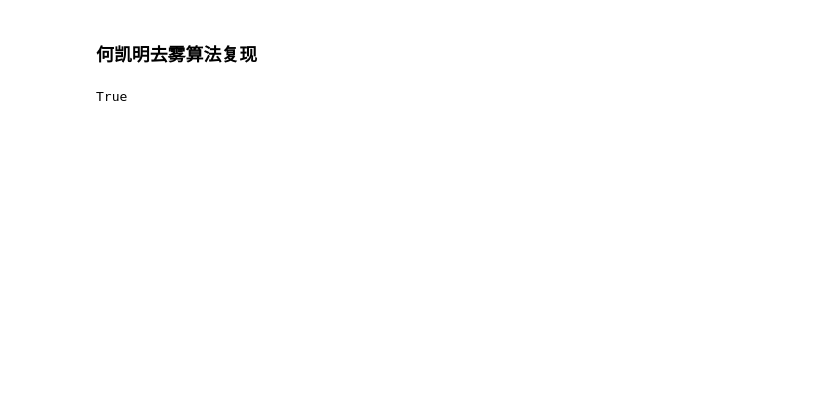
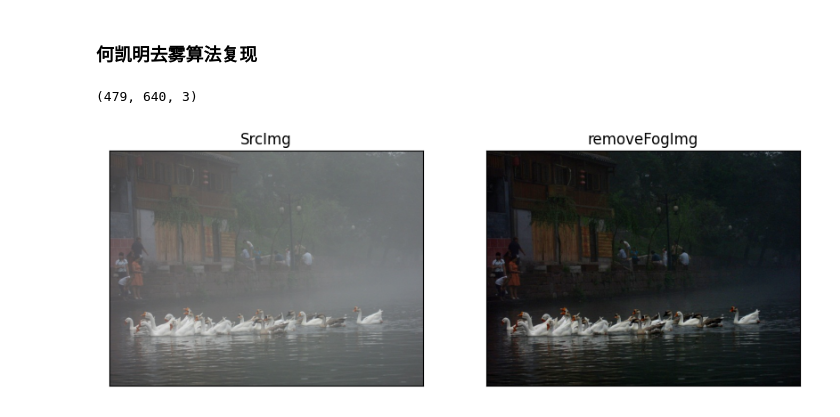
Before and after one commit to NJUSTzwh/ImageAnalysis_homeword, a Jupyter notebook: assignment_4/removeFog.ipynb, the cells around one changed output. Drawn from its saved outputs; the diff is of its cells as text; code cells hidden in the pictures; blank space fills up the shorter version.

```diff
--- a/assignment_4/removeFog.ipynb
+++ b/assignment_4/removeFog.ipynb
@@ -50,12 +50,20 @@ def deHaze(m, r=81, eps=0.001, w=0.95, maxV1=0.80, bGamma=False):
         Y = Y**(np.log(0.5)/np.log(Y.mean()))       #gamma校正,默认不进行该操作
     return Y
 # %%
-rmfogImg = deHaze(cv2.imread('1.jpg')/255.0)*255
-cv2.imwrite('1_rmfog.jpg', rmfogImg)
+srcImg = cv2.imread('1.jpg')
+srcImgShow = cv2.cvtColor(srcImg,cv2.COLOR_BGR2RGB)
+rmfogImg = deHaze(srcImg/255.0)*255
+
+rmfogImg = rmfogImg.astype(np.uint8)
+print(rmfogImg.shape)
+rmfogImgShow = cv2.cvtColor(rmfogImg,cv2.COLOR_BGR2RGB)
 #可视化：
-# plt.figure(figsize=(160,60))
-# plt.subplot(161), plt.imshow(srcImg)    #原图
-# plt.subplot(162), plt.imshow(rmfogImg)    #去雾图像
-# plt.show()
+plt.figure(figsize=(10,10))
+plt.subplot(121), plt.imshow(srcImgShow)    #原图
+plt.title("SrcImg"), plt.xticks([]), plt.yticks([])
+plt.subplot(122), plt.imshow(rmfogImgShow)    #去雾图像
+plt.title("removeFogImg"), plt.xticks([]), plt.yticks([])
+plt.show()
 # %% [output]
-True
+(479, 640, 3)
+[figure, added]
```
Also changed, not shown: 3 other files.
